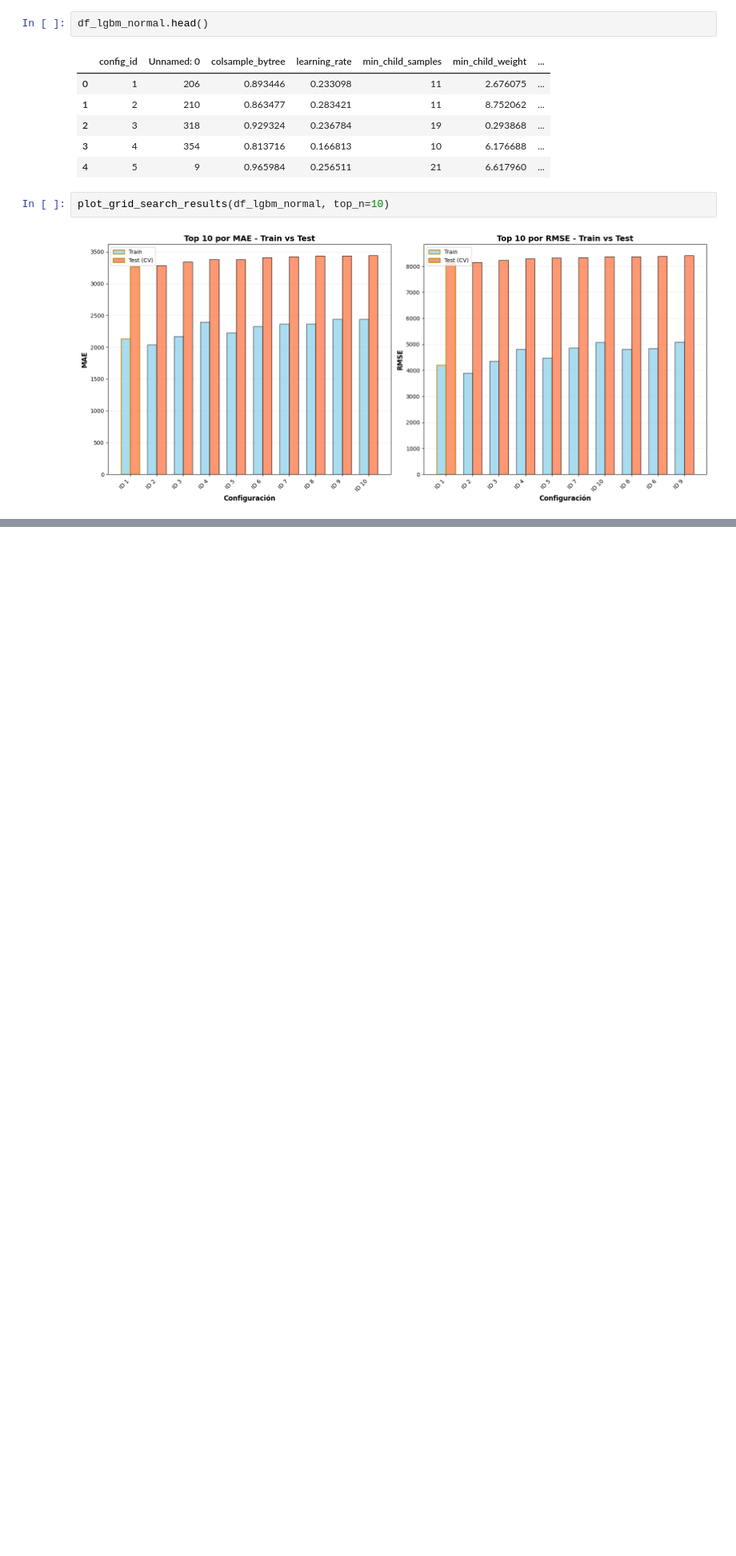
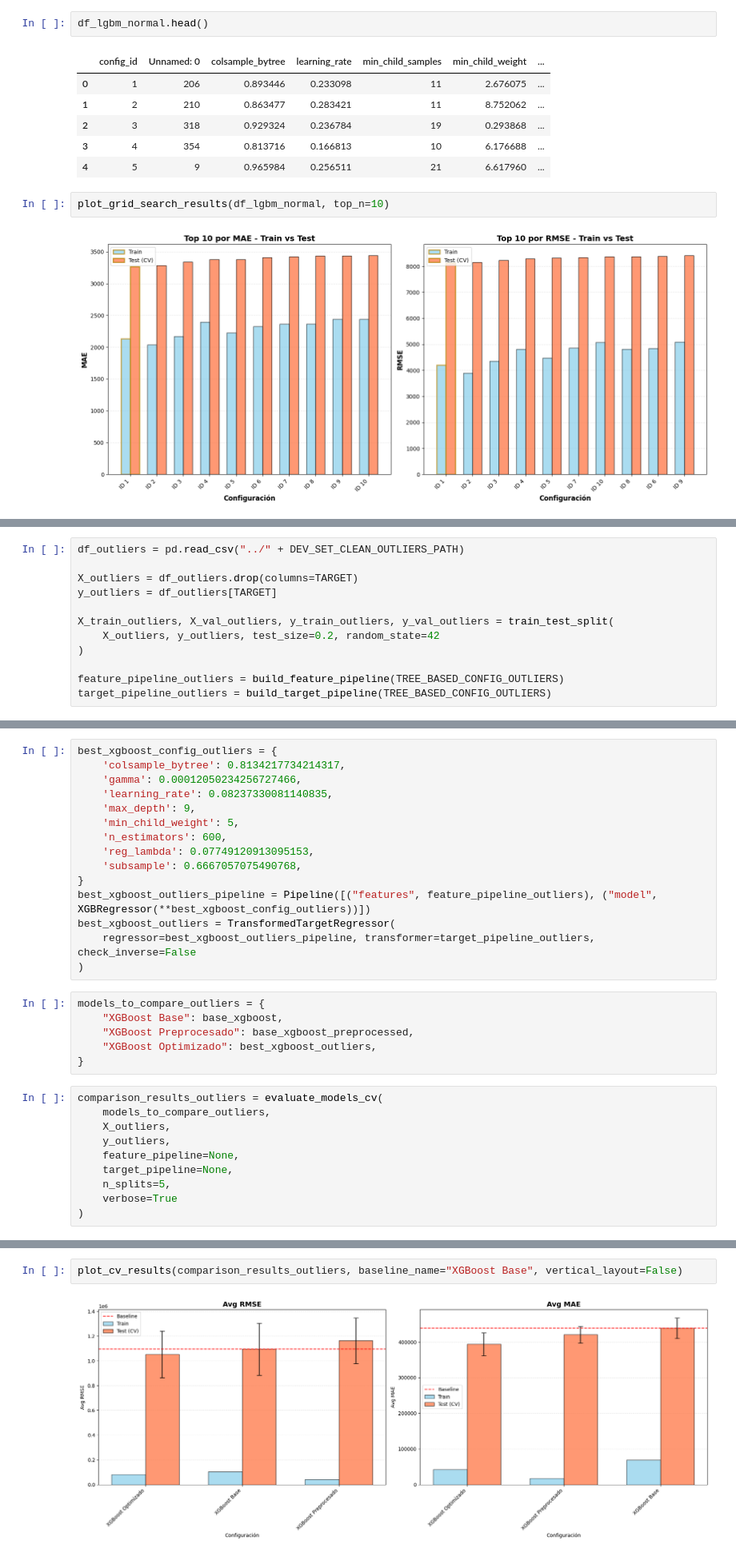
Before and after one commit to gonzabaleta/alquileres, a Jupyter notebook: notebooks/08-arboles-analisis.ipynb, the cells around one changed output, grey strips where cells are left out. Shown at 80% size. Drawn from its saved outputs; the diff is of its cells as text; blank space fills up the shorter version.

```diff
--- a/notebooks/08-arboles-analisis.ipynb
+++ b/notebooks/08-arboles-analisis.ipynb
@@ -186,0 +237,12 @@ plot_grid_search_results(df_lgbm_normal, top_n=10)
+# %%
+df_outliers = pd.read_csv("../" + DEV_SET_CLEAN_OUTLIERS_PATH)
+
+X_outliers = df_outliers.drop(columns=TARGET)
+y_outliers = df_outliers[TARGET]
+
+X_train_outliers, X_val_outliers, y_train_outliers, y_val_outliers = train_test_split(
+    X_outliers, y_outliers, test_size=0.2, random_state=42
+)
+
+feature_pipeline_outliers = build_feature_pipeline(TREE_BASED_CONFIG_OUTLIERS)
+target_pipeline_outliers = build_target_pipeline(TREE_BASED_CONFIG_OUTLIERS)
@@ -186,0 +291,31 @@ plot_grid_search_results(df_lgbm_normal, top_n=10)
+# %%
+best_xgboost_config_outliers = {
+    'colsample_bytree': 0.8134217734214317,
+    'gamma': 0.00012050234256727466,
+    'learning_rate': 0.08237330081140835,
+    'max_depth': 9,
+    'min_child_weight': 5,
+    'n_estimators': 600,
+    'reg_lambda': 0.07749120913095153,
+    'subsample': 0.6667057075490768,
+}
+best_xgboost_outliers_pipeline = Pipeline([("features", feature_pipeline_outliers), ("model", XGBRegressor(**best_xgboost_config_outliers))])
+best_xgboost_outliers = TransformedTargetRegressor(
+    regressor=best_xgboost_outliers_pipeline, transformer=target_pipeline_outliers, check_inverse=False
+)
+# %%
+models_to_compare_outliers = {
+    "XGBoost Base": base_xgboost,
+    "XGBoost Preprocesado": base_xgboost_preprocessed,
+    "XGBoost Optimizado": best_xgboost_outliers,
+}
+# %%
+comparison_results_outliers = evaluate_models_cv(
+    models_to_compare_outliers,
+    X_outliers,
+    y_outliers,
+    feature_pipeline=None,
+    target_pipeline=None,
+    n_splits=5,
+    verbose=True
+)
@@ -186,0 +336,4 @@ plot_grid_search_results(df_lgbm_normal, top_n=10)
+# %%
+plot_cv_results(comparison_results_outliers, baseline_name="XGBoost Base", vertical_layout=False)
+# %% [output]
+[figure, added]
```
Also changed, not shown: parts of 54 cells of this notebook, 6 other files.
